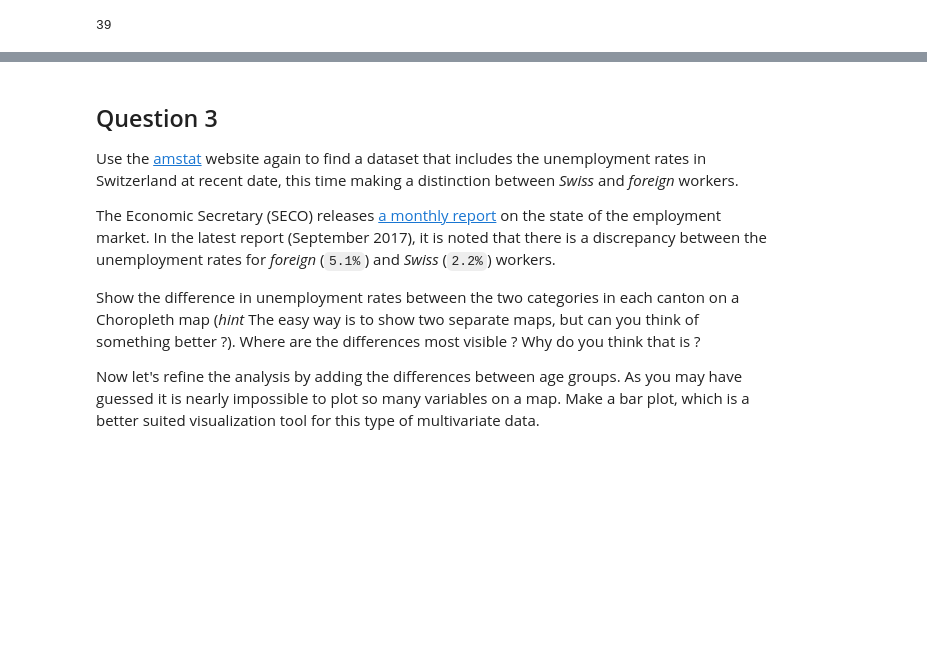
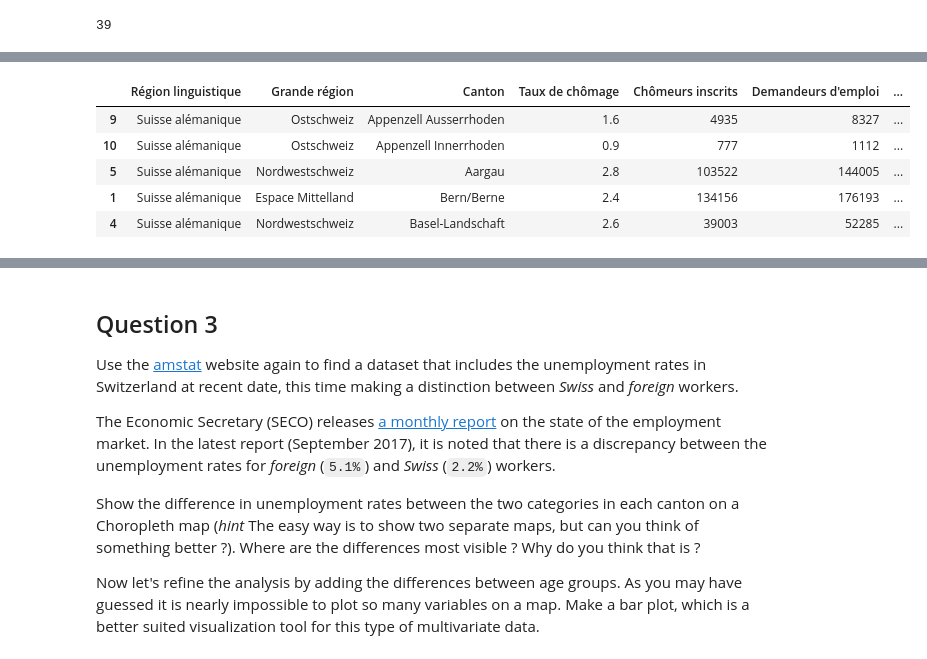
Before and after one commit to Polymere/ADA_Group, a Jupyter notebook: Homework/03 - Interactive Viz/DataViz.ipynb, the cells around one changed output, grey strips where cells are left out. Saved outputs shown, nothing was run; the diff lists cells and outputs as text; code cells hidden in the pictures; blank space fills up the shorter version.

```diff
--- a/Homework/03 - Interactive Viz/DataViz.ipynb
+++ b/Homework/03 - Interactive Viz/DataViz.ipynb
@@ -137,0 +147,27 @@ df
+# %%
+cr['Chômeurs inscrits']=series_str_to_float(cr['Chômeurs inscrits'])
+cr['Demandeurs d\'emploi']=series_str_to_float(cr['Demandeurs d\'emploi'])
+cr['Demandeurs d\'emploi non chômeurs']=series_str_to_float(cr['Demandeurs d\'emploi non chômeurs'])
+# %%
+lst_json_names=[ids['properties']['name'] for ids in ch_json_data['objects']['cantons']['geometries']]
+lst_json_names.sort()
+lst_df_names=arr_df_names.tolist()
+lst_df_names.remove(lst_df_names[26])
+lst_df_names.sort()
+df_name=pd.DataFrame(lst_df_names, lst_json_names)
+lst_json_names.append('Total')
+# %%
+cr['TradCanton']=lst_json_names
+# %%
+cr['Canton']=cr['TradCanton']
+def replace(idx1, idx2):
+    cr['Canton'][idx1]=cr['TradCanton'][idx2]
+
+replace(9,10)
+replace(10,5)
+replace(5,9)
+replace(1,3)
+replace(4,1)
+replace(3,4)
+replace(26,13)
+replace(13,26)
@@ -137,0 +182,10 @@ df
+# %%
+cr['New_Rate']=cr['Chômeurs inscrits']*cr['Taux de chômage']/cr['Demandeurs d\'emploi']
+cr.head()
+# %% [output]
+|  | Région linguistique | Grande région | Canton | Taux de chômage | Chômeurs inscrits | Demandeurs d'emploi | ... |
+| 9 | Suisse alémanique | Ostschweiz | Appenzell Ausserrhoden | 1.6 | 4935 | 8327 | ... |
+| 10 | Suisse alémanique | Ostschweiz | Appenzell Innerrhoden | 0.9 | 777 | 1112 | ... |
+| 5 | Suisse alémanique | Nordwestschweiz | Aargau | 2.8 | 103522 | 144005 | ... |
+| 1 | Suisse alémanique | Espace Mittelland | Bern/Berne | 2.4 | 134156 | 176193 | ... |
+| 4 | Suisse alémanique | Nordwestschweiz | Basel-Landschaft | 2.6 | 39003 | 52285 | ... |
```
Also changed, not shown: parts of 8 cells of this notebook.
